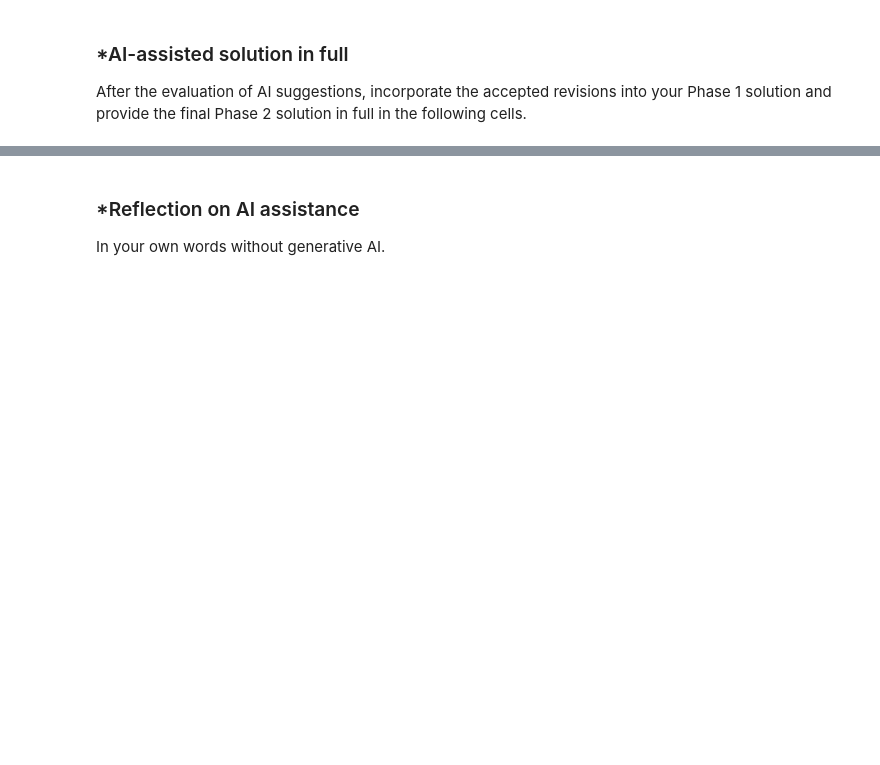
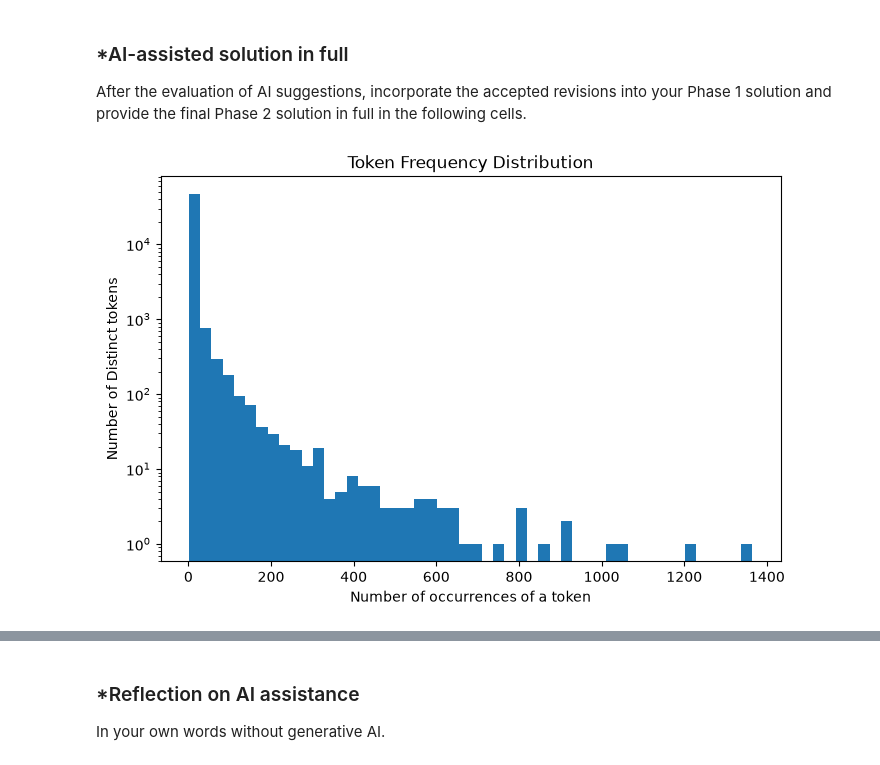
Before and after one commit to ashleytibebe/A05-pca, a Jupyter notebook: A05-pca.ipynb, the cells around one changed output, grey strips where cells are left out. Saved outputs shown, nothing was run; the diff lists cells and outputs as text; code cells hidden in the pictures; blank space fills up the shorter version.

```diff
--- a/A05-pca.ipynb
+++ b/A05-pca.ipynb
@@ -228,0 +228,85 @@ After the evaluation of AI suggestions, incorporate the accepted revisions into
+# %%
+# Your Phase 2 solution to the problem goes here.
+
+import pickle
+from collections import Counter
+import matplotlib.pyplot as plt
+import numpy as np
+import pandas as pd
+from sklearn.decomposition import PCA
+from sklearn.linear_model import LinearRegression
+from sklearn.metrics import r2_score
+
+
+with open('all_tokens.pickle', 'rb') as file:
+    all_tokens = pickle.load(file)
+
+token_count = Counter(all_tokens)
+token_freq = token_count.most_common()
+
+plt.figure(figsize=(8, 5))
+plt.hist([freq for token, freq in token_freq], bins=50)
+plt.title('Token Frequency Distribution')
+plt.xlabel('Number of occurrences of a token')
+plt.ylabel('Number of Distinct tokens')
+plt.yscale('log')
+plt.show()
+
+
+
+phishing_df = pd.read_parquet('Phishing_clean.parquet')
+
+y = phishing_df['Email Type']
+x = phishing_df.drop(columns=['Email Type'])
+
+from sklearn.model_selection import train_test_split
+x_train, x_test, y_train, y_test = train_test_split(x, y, test_size=0.2, random_state=50)
+
+
+lr = LinearRegression()
+lr.fit(x_train, y_train)
+
+y_train_pred = lr.predict(x_train)
+y_test_pred = lr.predict(x_test)
+
+print("Observations (Train):", len(x_train))
+print("R-squared training:", round(r2_score(y_train, y_train_pred), 4))
+
+print("Observations (Test):", len(x_test))
+print("R-squared test:", round(r2_score(y_test, y_test_pred), 4))
+
+
+coefs = pd.Series(lr.coef_, index=x.columns)
+print("\nTop 10 absolute coefficients:")
+print(coefs.abs().sort_values(ascending=False).head(10))
+
+
+
+pca_2d = PCA(n_components=2)
+pcs_2d = pca_2d.fit_transform(x)
+
+plt.figure(figsize=(8, 6))
+plt.scatter(pcs_2d[y == 0, 0], pcs_2d[y == 0, 1], c="blue", s=5, alpha=0.5, label="Not phishing (0)")
+plt.scatter(pcs_2d[y == 1, 0], pcs_2d[y == 1, 1], c="red", s=5, alpha=0.5, label="Phishing (1)")
+plt.xlabel("PC 1")
+plt.ylabel("PC 2")
+plt.title("PCA of Phishing Dataset Components")
+plt.legend(markerscale=3)
+plt.show()
+
+
+
+pca_full = PCA(n_components=2610)
+z_train = pca_full.fit_transform(x_train)
+z_test = pca_full.transform(x_test)
+
+lr_pca = LinearRegression()
+lr_pca.fit(z_train, y_train)
+
+z_train_pred = lr_pca.predict(z_train)
+z_test_pred = lr_pca.predict(z_test)
+
+print("R-squared (training with PCA):", round(r2_score(y_train, z_train_pred), 4))
+print("R-squared (test with PCA):", round(r2_score(y_test, z_test_pred), 4))
+# %% [output]
+[figure, added]
```
Also changed, not shown: parts of 12 cells of this notebook.
